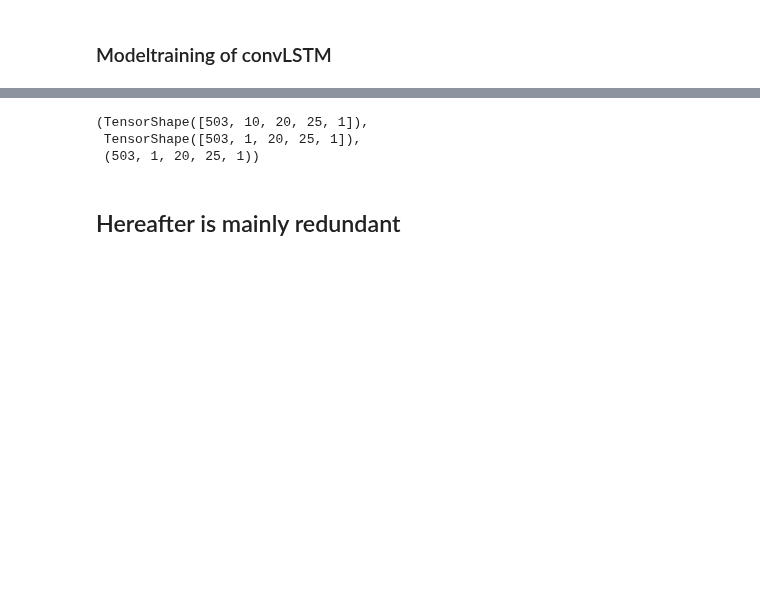
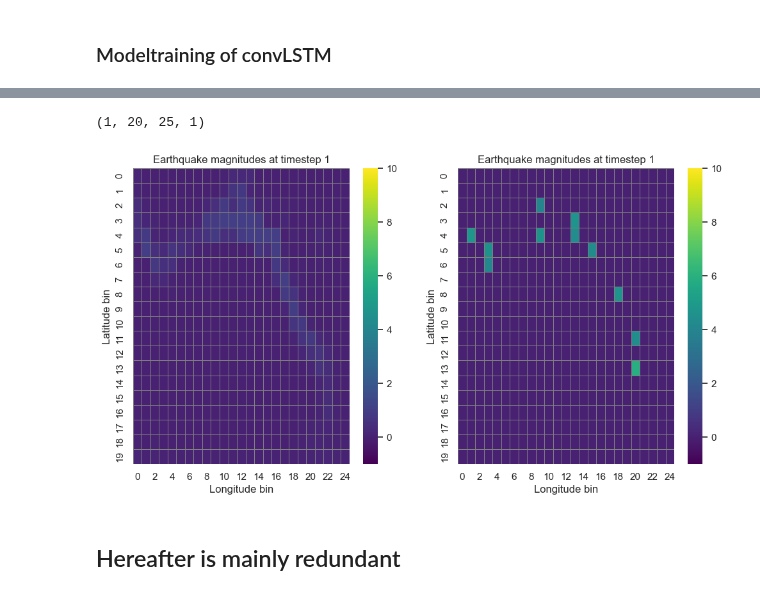
Before and after one commit to TheTrueSquirrel/thesis_spring_2023, a Jupyter notebook: sketch3.ipynb, the cells around one changed output, grey strips where cells are left out. Cells and saved outputs as stored; diff of their text form; code cells hidden in the pictures; blank space fills up the shorter version.

```diff
--- a/sketch3.ipynb
+++ b/sketch3.ipynb
@@ -877,7 +877,7 @@ input = layers.Input(shape=(10, *X_train.shape[2:]))
 # We will construct 3 `ConvLSTM2D` layers with batch normalization,
 # followed by a `Conv3D` layer for the spatiotemporal outputs.
 x = layers.ConvLSTM2D(
-    filters=6,
+    filters=12,
     kernel_size=(5, 5),
     padding="same",
     return_sequences=True,
@@ -885,7 +885,7 @@ x = layers.ConvLSTM2D(
 )(input)
 x = layers.BatchNormalization()(x)
 x = layers.ConvLSTM2D(
-    filters=6,
+    filters=12,
     kernel_size=(3, 3),
     padding="same",
     return_sequences=True,
@@ -893,7 +893,7 @@ x = layers.ConvLSTM2D(
 )(x)
 x = layers.BatchNormalization()(x)
 x = layers.ConvLSTM2D(
-    filters=6,
+    filters=12,
     kernel_size=(1, 1),
     padding="same",
     return_sequences=False,
@@ -914,11 +914,11 @@ model.compile(loss=keras.losses.mean_squared_error, optimizer=keras.optimizers.A
 ### Modeltraining of convLSTM
 # %%
 # Define some callbacks to improve training.
-early_stopping = keras.callbacks.EarlyStopping(monitor="val_loss", patience=10)
-reduce_lr = keras.callbacks.ReduceLROnPlateau(monitor="val_loss", patience=5)
+early_stopping = keras.callbacks.EarlyStopping(monitor="val_loss", patience=3)
+reduce_lr = keras.callbacks.ReduceLROnPlateau(monitor="val_loss", patience=3)
 
 # Define modifiable training hyperparameters.
-epochs = 20
+epochs = 50
 batch_size = 32
 
 # Fit the model to the training data.
@@ -937,9 +937,38 @@ y_pred = model.predict(X_test)
-# %%
-X_test.shape, y_test.shape, y_pred.shape
-# %% [output]
-(TensorShape([503, 10, 20, 25, 1]),
- TensorShape([503, 1, 20, 25, 1]),
- (503, 1, 20, 25, 1))
+# %%
+y_pred[0].shape
+# %% [output]
+(1, 20, 25, 1)
+# %%
+import seaborn as sns
+import matplotlib.pyplot as plt
+
+# Choose timesteps to plot
+timestep = 1
+
+# Extract the data for the chosen timesteps from the tensor
+data1 = y_pred[timestep, 0, :, :, 0]
+data2 = y_test[timestep, 0, :, :, 0]
+
+# Create a figure with two subplots
+fig, (ax1, ax2) = plt.subplots(ncols=2, figsize=(12, 6))
+
+# Plot the data in each subplot
+sns.heatmap(data1, cmap='viridis', vmin=-1, vmax=10, linewidths=0.5, linecolor='grey', annot=False, ax=ax1)
+sns.heatmap(data2, cmap='viridis', vmin=-1, vmax=10, linewidths=0.5, linecolor='grey', annot=False, ax=ax2)
+
+# Set the plot titles and axis labels
+ax1.set_title(f'Earthquake magnitudes at timestep {timestep}')
+ax1.set_xlabel('Longitude bin')
+ax1.set_ylabel('Latitude bin')
+
+ax2.set_title(f'Earthquake magnitudes at timestep {timestep}')
+ax2.set_xlabel('Longitude bin')
+ax2.set_ylabel('Latitude bin')
+
+# Show the plot
+plt.show()
+# %% [output]
+[figure, added]
 # %% [markdown]
 ## Hereafter is mainly redundant
 # %%
```
Also changed, not shown: parts of 1 cell of this notebook.
